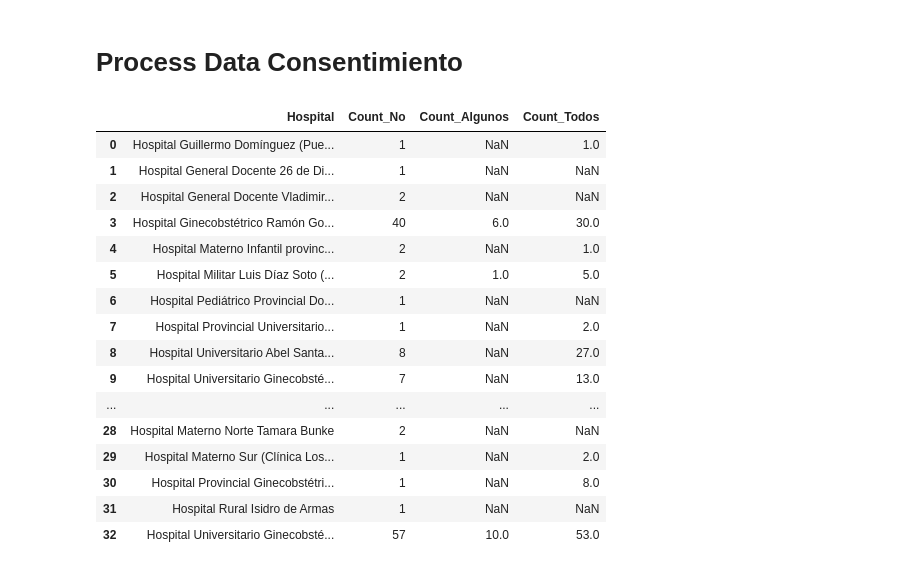
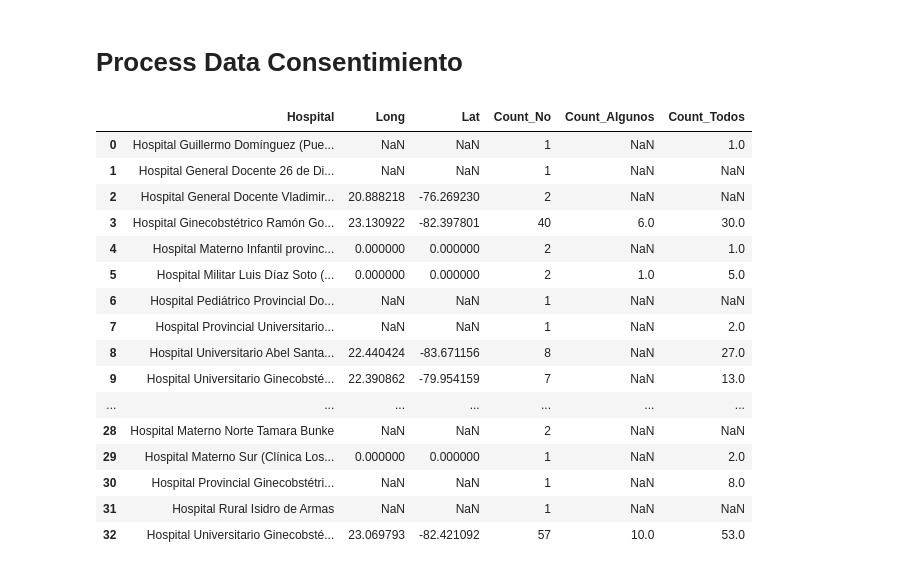
Before and after one commit to DataCritica/violencia-obstetrica-cuba, a Jupyter notebook: processData.ipynb, the cells around one changed output. Drawn from its saved outputs; the diff is of its cells as text; code cells hidden in the pictures.

```diff
--- a/processData.ipynb
+++ b/processData.ipynb
@@ -67,46 +67,60 @@ df_tr
 # %%
 # Read 'xlsx' file as pandas dataframe
 df1 = pd.read_excel(r'data/desagregada/no.xlsx', index_col=None)
 df2 = pd.read_excel(r'data/desagregada/algunos.xlsx', index_col=None)
 df3 = pd.read_excel(r'data/desagregada/todos.xlsx', index_col=None)
 
 # Remove '\n' from column 'Hospital'
 df1['Hospital'].replace(r'\n|^\s', '', regex=True, inplace=True)
 df2['Hospital'].replace(r'\n|^\s', '', regex=True, inplace=True)
 df3['Hospital'].replace(r'\n|^\s', '', regex=True, inplace=True)
 
 # Remove rows based on a column value
 df1 = df1.dropna(subset=['Hospital'])
 df2 = df2.dropna(subset=['Hospital'])
 df3 = df3.dropna(subset=['Hospital'])
 # Remove rows by index value
 df1 = df1.drop(df1.index[11])
 # Remove first row with atypical value
 df3 = df3.iloc[1: , :]
 
 # Merge dataframes by a column
 df_join = pd.merge(df1, df2, on ='Hospital', how ='left')
 df_join = pd.merge(df_join, df3, on ='Hospital', how ='left')
 
+# Read 'xlsx' file as pandas dataframe
+df4 = pd.read_excel(r'data/maltratos.xlsx', index_col=None)
+
+# Create a copy of columns to new df
+new = df4[['Hospital', 'Long', 'Lat']].copy()
+df_final = pd.merge(df_join, new, on ='Hospital', how ='left')
+
+# Copy columns and remove from df
+long = df_final.pop('Long')
+lat = df_final.pop('Lat')
+# Insert columns in new order
+df_final.insert(1, "Long", long)
+df_final.insert(2, "Lat", lat)
+
 # Save dataframe as 'xlsx'
-#df_join.to_excel('data/consentimiento.xlsx', index = False)
+#df_final.to_excel('data/consent_copy.xlsx', index = False)
 
-df_join
+df_final
 # %% [output]
-|  | Hospital | Count_No | Count_Algunos | Count_Todos |
-| 0 | Hospital Guillermo Domínguez (Pue... | 1 | NaN | 1.0 |
-| 1 | Hospital General Docente 26 de Di... | 1 | NaN | NaN |
-| 2 | Hospital General Docente Vladimir... | 2 | NaN | NaN |
-| 3 | Hospital Ginecobstétrico Ramón Go... | 40 | 6.0 | 30.0 |
-| 4 | Hospital Materno Infantil provinc... | 2 | NaN | 1.0 |
-| 5 | Hospital Militar Luis Díaz Soto (... | 2 | 1.0 | 5.0 |
-| 6 | Hospital Pediátrico Provincial Do... | 1 | NaN | NaN |
-| 7 | Hospital Provincial Universitario... | 1 | NaN | 2.0 |
-| 8 | Hospital Universitario Abel Santa... | 8 | NaN | 27.0 |
-| 9 | Hospital Universitario Ginecobsté... | 7 | NaN | 13.0 |
-| ... | ... | ... | ... | ... |
-| 28 | Hospital Materno Norte Tamara Bunke | 2 | NaN | NaN |
-| 29 | Hospital Materno Sur (Clínica Los... | 1 | NaN | 2.0 |
-| 30 | Hospital Provincial Ginecobstétri... | 1 | NaN | 8.0 |
-| 31 | Hospital Rural Isidro de Armas | 1 | NaN | NaN |
-| 32 | Hospital Universitario Ginecobsté... | 57 | 10.0 | 53.0 |
+|  | Hospital | Long | Lat | Count_No | Count_Algunos | Count_Todos |
+| 0 | Hospital Guillermo Domínguez (Pue... | NaN | NaN | 1 | NaN | 1.0 |
+| 1 | Hospital General Docente 26 de Di... | NaN | NaN | 1 | NaN | NaN |
+| 2 | Hospital General Docente Vladimir... | 20.888218 | -76.269230 | 2 | NaN | NaN |
+| 3 | Hospital Ginecobstétrico Ramón Go... | 23.130922 | -82.397801 | 40 | 6.0 | 30.0 |
+| 4 | Hospital Materno Infantil provinc... | 0.000000 | 0.000000 | 2 | NaN | 1.0 |
+| 5 | Hospital Militar Luis Díaz Soto (... | 0.000000 | 0.000000 | 2 | 1.0 | 5.0 |
+| 6 | Hospital Pediátrico Provincial Do... | NaN | NaN | 1 | NaN | NaN |
+| 7 | Hospital Provincial Universitario... | NaN | NaN | 1 | NaN | 2.0 |
+| 8 | Hospital Universitario Abel Santa... | 22.440424 | -83.671156 | 8 | NaN | 27.0 |
+| 9 | Hospital Universitario Ginecobsté... | 22.390862 | -79.954159 | 7 | NaN | 13.0 |
+| ... | ... | ... | ... | ... | ... | ... |
+| 28 | Hospital Materno Norte Tamara Bunke | NaN | NaN | 2 | NaN | NaN |
+| 29 | Hospital Materno Sur (Clínica Los... | 0.000000 | 0.000000 | 1 | NaN | 2.0 |
+| 30 | Hospital Provincial Ginecobstétri... | NaN | NaN | 1 | NaN | 8.0 |
+| 31 | Hospital Rural Isidro de Armas | NaN | NaN | 1 | NaN | NaN |
+| 32 | Hospital Universitario Ginecobsté... | 23.069793 | -82.421092 | 57 | 10.0 | 53.0 |
```
Also changed, not shown: parts of 6 cells of this notebook.
